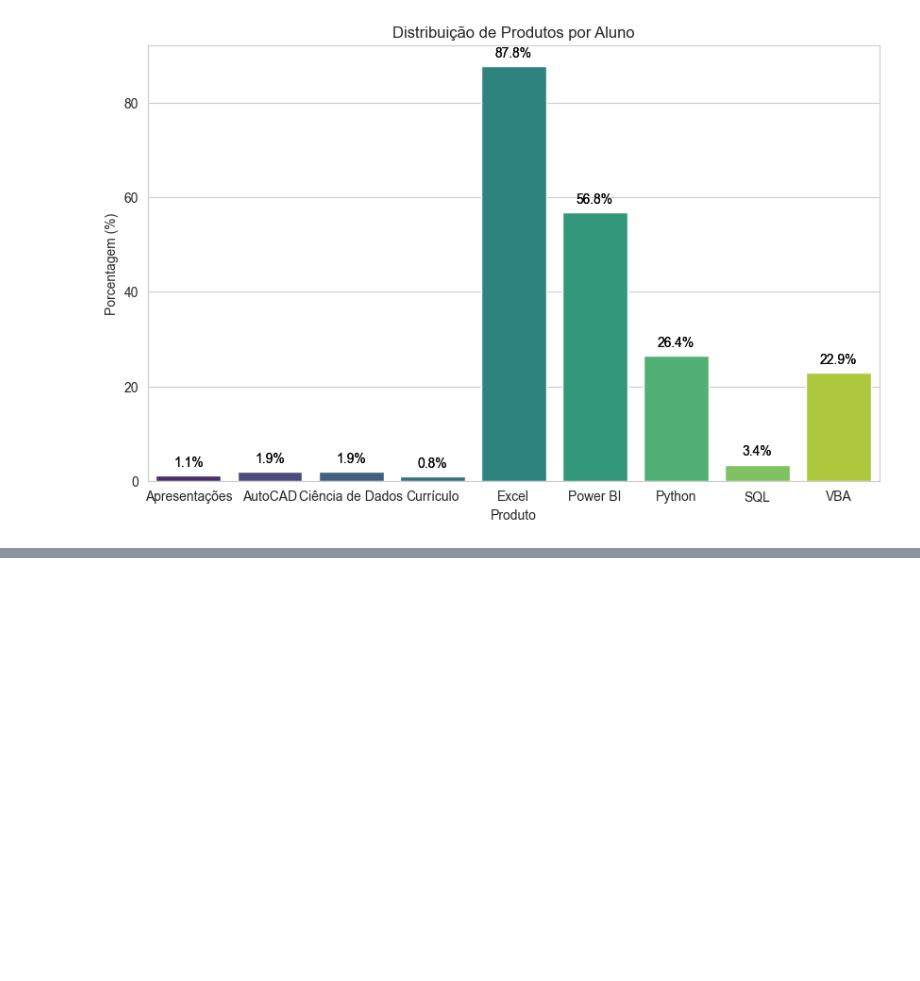
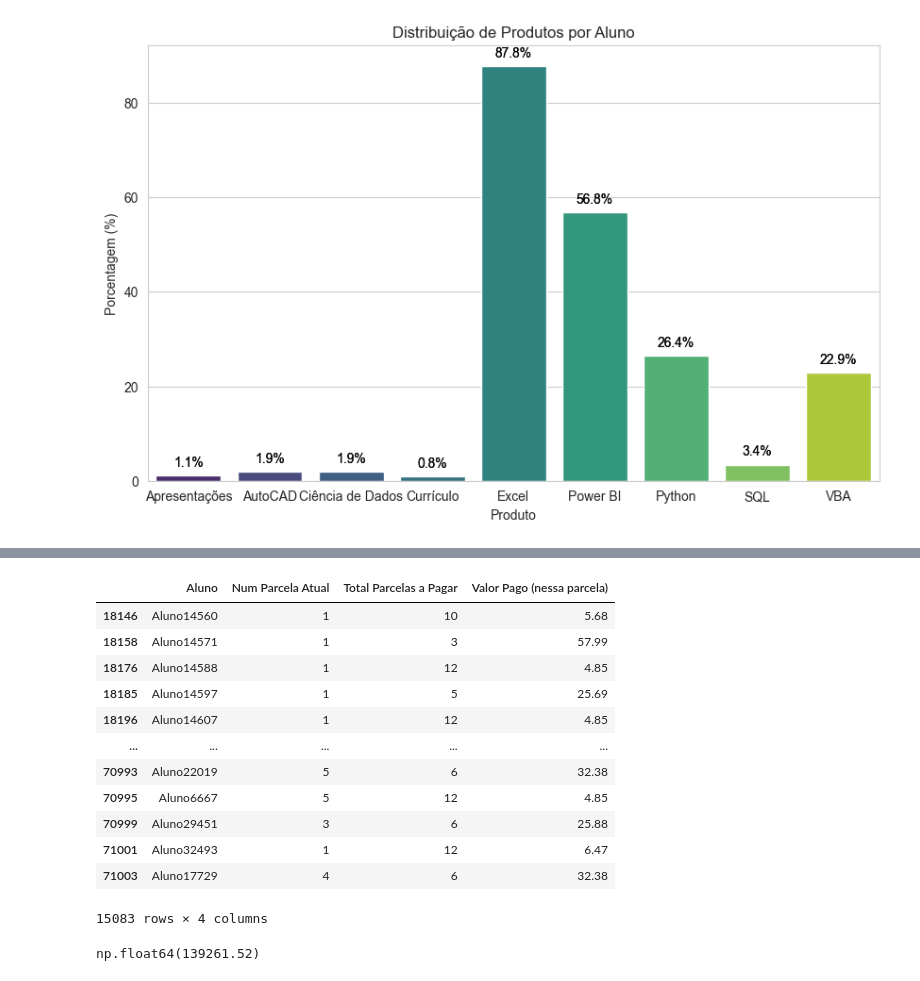
Before and after one commit to Wanderson-Goncalves/Desafio_Analise_de_Dados_de_Processo_Seletivo, a Jupyter notebook: analise_dados.ipynb, the cells around one changed output, grey strips where cells are left out. Saved outputs shown, nothing was run; the diff lists cells and outputs as text; code cells hidden in the pictures; blank space fills up the shorter version.

```diff
--- a/analise_dados.ipynb
+++ b/analise_dados.ipynb
@@ -229,0 +260,23 @@ Passing `palette` without assigning `hue` is deprecated and will be removed in v
+# %%
+# Agrupando por Aluno e Total de Parcelas a Pagar > 1
+df_parcelamento = df_parcelamento[df_parcelamento['Total Parcelas a Pagar'] > 1].copy()
+df_parcelamento
+# %% [output]
+|  | Aluno | Num Parcela Atual | Total Parcelas a Pagar | Valor Pago (nessa parcela) |
+| 18146 | Aluno14560 | 1 | 10 | 5.68 |
+| 18158 | Aluno14571 | 1 | 3 | 57.99 |
+| 18176 | Aluno14588 | 1 | 12 | 4.85 |
+| 18185 | Aluno14597 | 1 | 5 | 25.69 |
+| 18196 | Aluno14607 | 1 | 12 | 4.85 |
+| ... | ... | ... | ... | ... |
+| 70993 | Aluno22019 | 5 | 6 | 32.38 |
+| 70995 | Aluno6667 | 5 | 12 | 4.85 |
+| 70999 | Aluno29451 | 3 | 6 | 25.88 |
+| 71001 | Aluno32493 | 1 | 12 | 6.47 |
+| 71003 | Aluno17729 | 4 | 6 | 32.38 |
+15083 rows × 4 columns
+# %%
+total_pago = df_parcelamento['Valor Pago (nessa parcela)'].sum()
+total_pago
+# %% [output]
+np.float64(139261.52)
```
Also changed, not shown: parts of 11 cells of this notebook, 2 other files.
